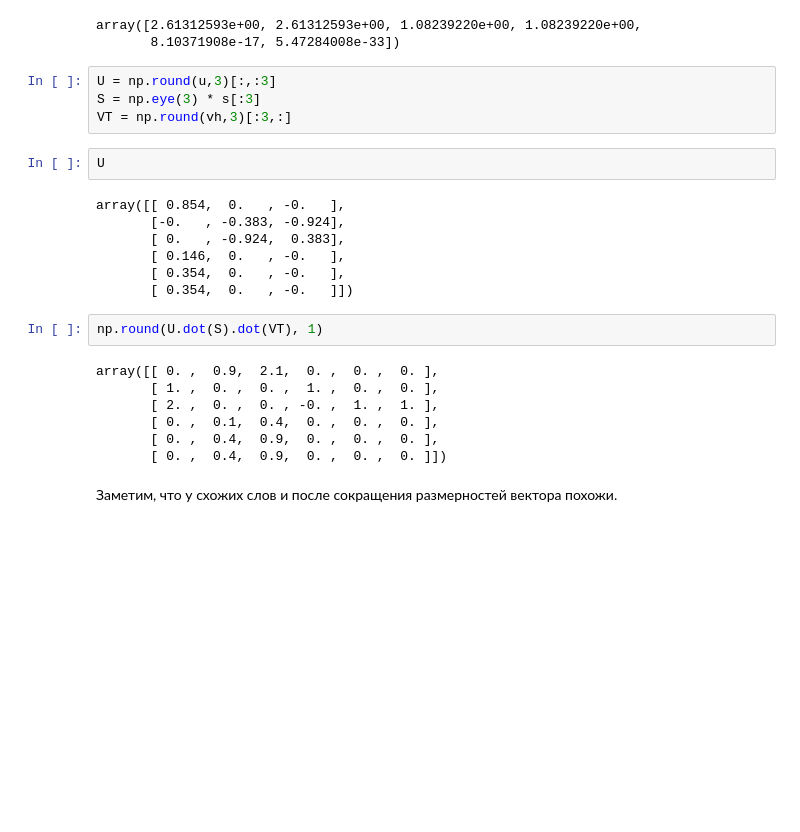
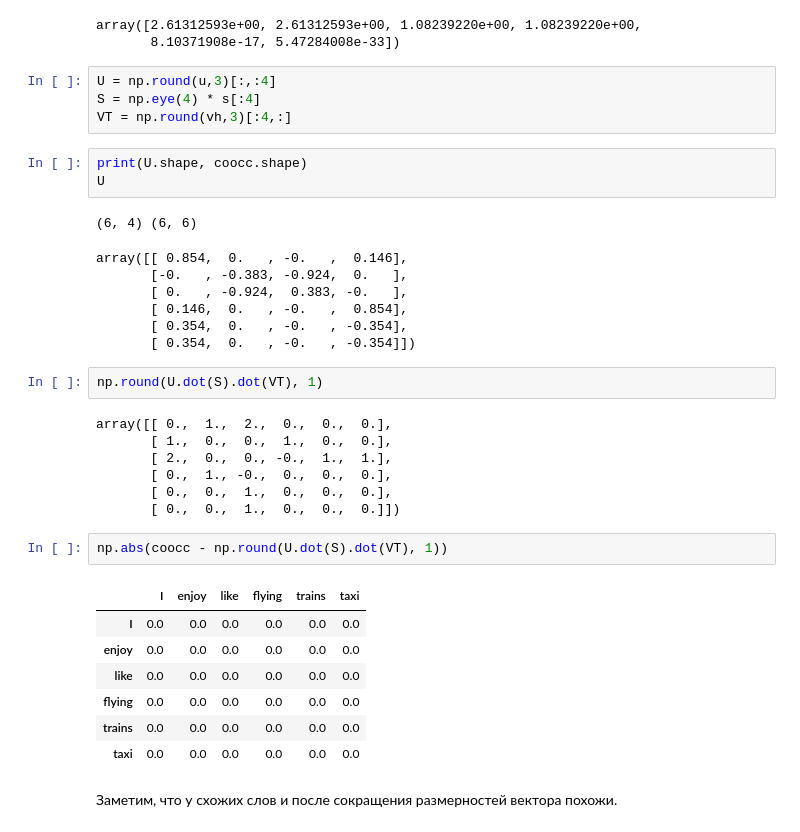
Before and after one commit to kokamido/ml2023, a Jupyter notebook: 10-NLP/2-Word_embeddings.ipynb, the cells around one changed output. Saved outputs shown, nothing was run; the diff lists cells and outputs as text; blank space fills up the shorter version.

```diff
--- a/10-NLP/2-Word_embeddings.ipynb
+++ b/10-NLP/2-Word_embeddings.ipynb
@@ -68,27 +68,39 @@ s
 array([2.61312593e+00, 2.61312593e+00, 1.08239220e+00, 1.08239220e+00,
        8.10371908e-17, 5.47284008e-33])
 # %%
-U = np.round(u,3)[:,:3]
-S = np.eye(3) * s[:3]
-VT = np.round(vh,3)[:3,:]
+U = np.round(u,3)[:,:4]
+S = np.eye(4) * s[:4]
+VT = np.round(vh,3)[:4,:]
 # %%
+print(U.shape, coocc.shape)
 U
 # %% [output]
-array([[ 0.854,  0.   , -0.   ],
-       [-0.   , -0.383, -0.924],
-       [ 0.   , -0.924,  0.383],
-       [ 0.146,  0.   , -0.   ],
-       [ 0.354,  0.   , -0.   ],
-       [ 0.354,  0.   , -0.   ]])
+(6, 4) (6, 6)
+array([[ 0.854,  0.   , -0.   ,  0.146],
+       [-0.   , -0.383, -0.924,  0.   ],
+       [ 0.   , -0.924,  0.383, -0.   ],
+       [ 0.146,  0.   , -0.   ,  0.854],
+       [ 0.354,  0.   , -0.   , -0.354],
+       [ 0.354,  0.   , -0.   , -0.354]])
 # %%
 np.round(U.dot(S).dot(VT), 1)
 # %% [output]
-array([[ 0. ,  0.9,  2.1,  0. ,  0. ,  0. ],
-       [ 1. ,  0. ,  0. ,  1. ,  0. ,  0. ],
-       [ 2. ,  0. ,  0. , -0. ,  1. ,  1. ],
-       [ 0. ,  0.1,  0.4,  0. ,  0. ,  0. ],
-       [ 0. ,  0.4,  0.9,  0. ,  0. ,  0. ],
-       [ 0. ,  0.4,  0.9,  0. ,  0. ,  0. ]])
+array([[ 0.,  1.,  2.,  0.,  0.,  0.],
+       [ 1.,  0.,  0.,  1.,  0.,  0.],
+       [ 2.,  0.,  0., -0.,  1.,  1.],
+       [ 0.,  1., -0.,  0.,  0.,  0.],
+       [ 0.,  0.,  1.,  0.,  0.,  0.],
+       [ 0.,  0.,  1.,  0.,  0.,  0.]])
+# %%
+np.abs(coocc - np.round(U.dot(S).dot(VT), 1))
+# %% [output]
+|  | I | enjoy | like | flying | trains | taxi |
+| I | 0.0 | 0.0 | 0.0 | 0.0 | 0.0 | 0.0 |
+| enjoy | 0.0 | 0.0 | 0.0 | 0.0 | 0.0 | 0.0 |
+| like | 0.0 | 0.0 | 0.0 | 0.0 | 0.0 | 0.0 |
+| flying | 0.0 | 0.0 | 0.0 | 0.0 | 0.0 | 0.0 |
+| trains | 0.0 | 0.0 | 0.0 | 0.0 | 0.0 | 0.0 |
+| taxi | 0.0 | 0.0 | 0.0 | 0.0 | 0.0 | 0.0 |
 # %% [markdown]
 Заметим, что у схожих слов и после сокращения размерностей вектора похожи.
 # %%
```
Also changed, not shown: parts of 11 cells of this notebook.
